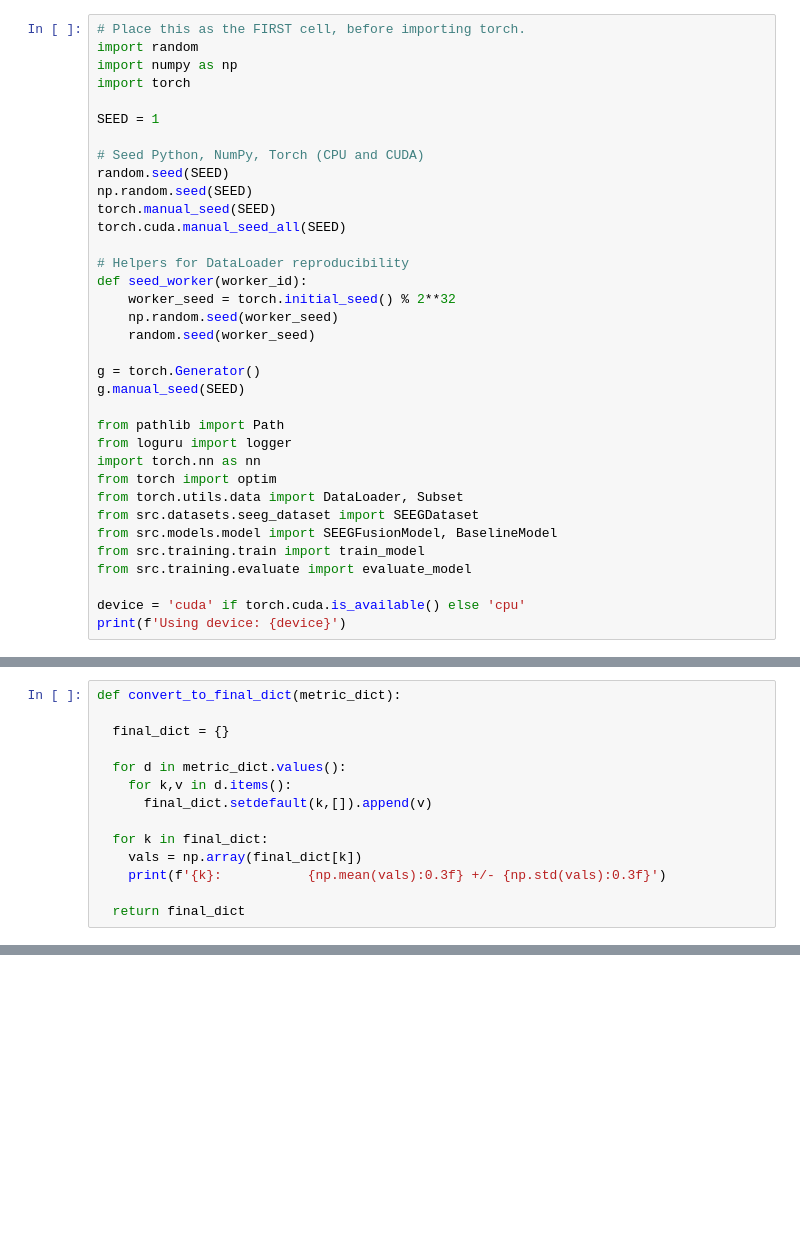
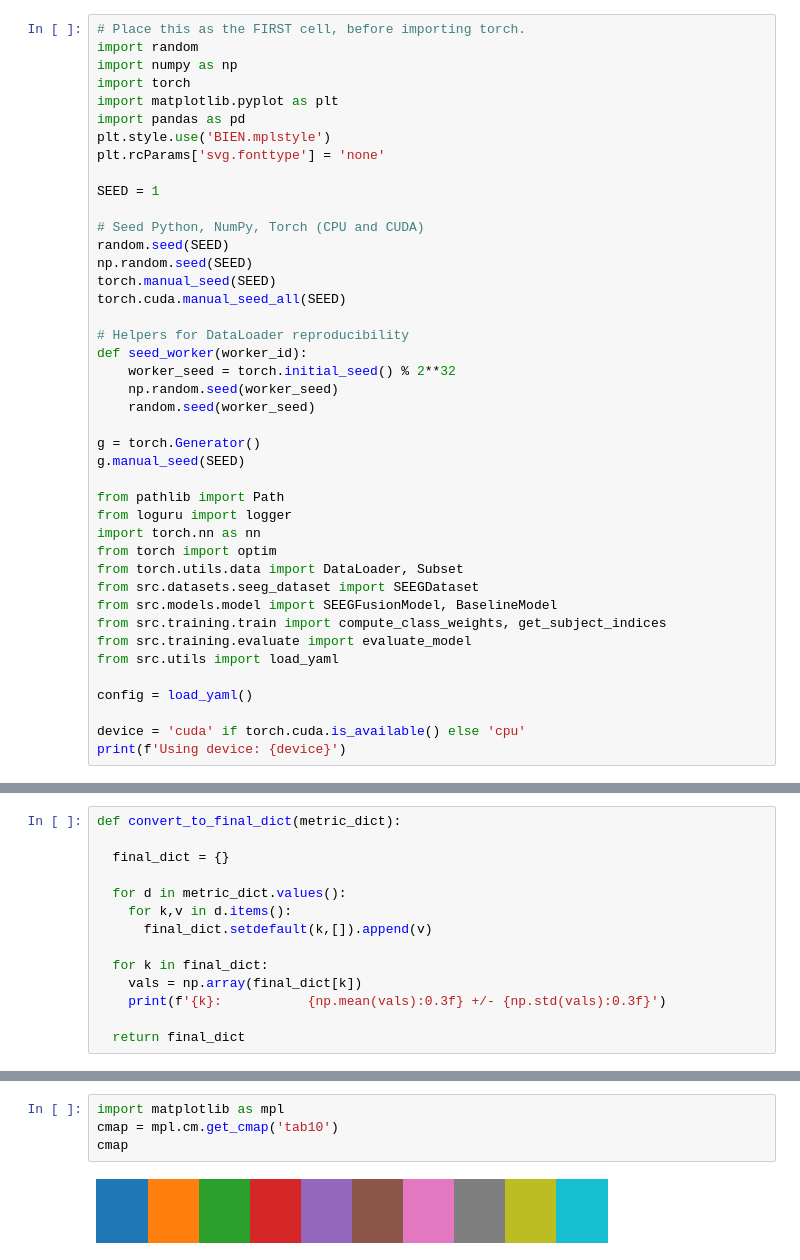
Before and after one commit to witherscp/SPES_Transformer, a Jupyter notebook: notebooks/testing.ipynb, the cells around one changed output, grey strips where cells are left out. Cells and saved outputs as stored; diff of their text form; blank space fills up the shorter version.

```diff
--- a/notebooks/testing.ipynb
+++ b/notebooks/testing.ipynb
@@ -3,6 +3,10 @@
 import random
 import numpy as np
 import torch
+import matplotlib.pyplot as plt
+import pandas as pd
+plt.style.use('BIEN.mplstyle')
+plt.rcParams['svg.fonttype'] = 'none'
 
 SEED = 1
 
@@ -28,8 +32,11 @@ from torch import optim
 from torch.utils.data import DataLoader, Subset
 from src.datasets.seeg_dataset import SEEGDataset
 from src.models.model import SEEGFusionModel, BaselineModel
-from src.training.train import train_model
+from src.training.train import compute_class_weights, get_subject_indices
 from src.training.evaluate import evaluate_model
+from src.utils import load_yaml
+
+config = load_yaml()
 
 device = 'cuda' if torch.cuda.is_available() else 'cpu'
 print(f'Using device: {device}')
@@ -162,0 +183,6 @@ for val in ['auroc', 'f1', 'youden_index']:
+# %%
+import matplotlib as mpl
+cmap = mpl.cm.get_cmap('tab10')
+cmap
+# %% [output]
+[figure, added]
```
Also changed, not shown: parts of 13 cells of this notebook.
